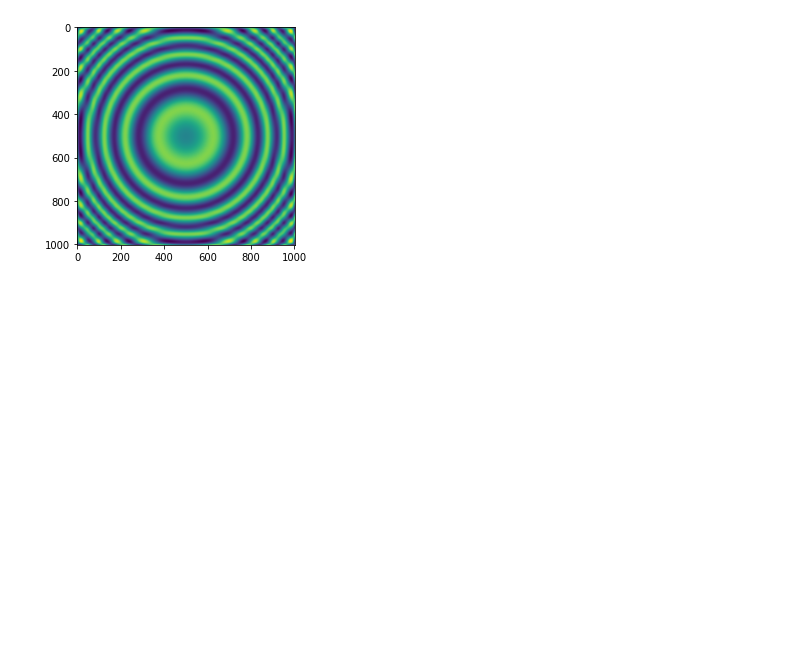
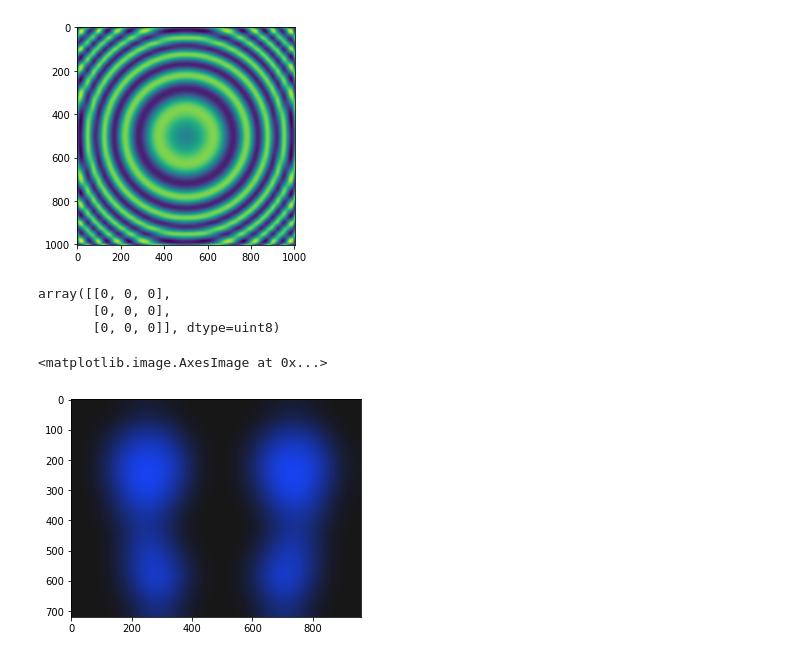
Before and after one commit to atick-faisal/Thermogram-Platform-App, a Jupyter notebook: utils/Thermogram.ipynb, the cells around one changed output. Drawn from its saved outputs; the diff is of its cells as text; code cells hidden in the pictures; blank space fills up the shorter version.

```diff
--- a/utils/Thermogram.ipynb
+++ b/utils/Thermogram.ipynb
@@ -128,0 +147,6 @@ plt.imshow(znew)
+# %%
+y
+# %% [output]
+array([[0, 0, 0],
+       [0, 0, 0],
+       [0, 0, 0]], dtype=uint8)
@@ -128,0 +155,9 @@ plt.imshow(znew)
+# %%
+temperature = [27.0] * 50
+
+thermogram = Thermogram.generate_thermogram(temperature)
+
+plt.imshow(thermogram)
+# %% [output]
+<matplotlib.image.AxesImage at 0x...>
+[figure, added]
```
Also changed, not shown: parts of 7 cells of this notebook, 4 other files.
